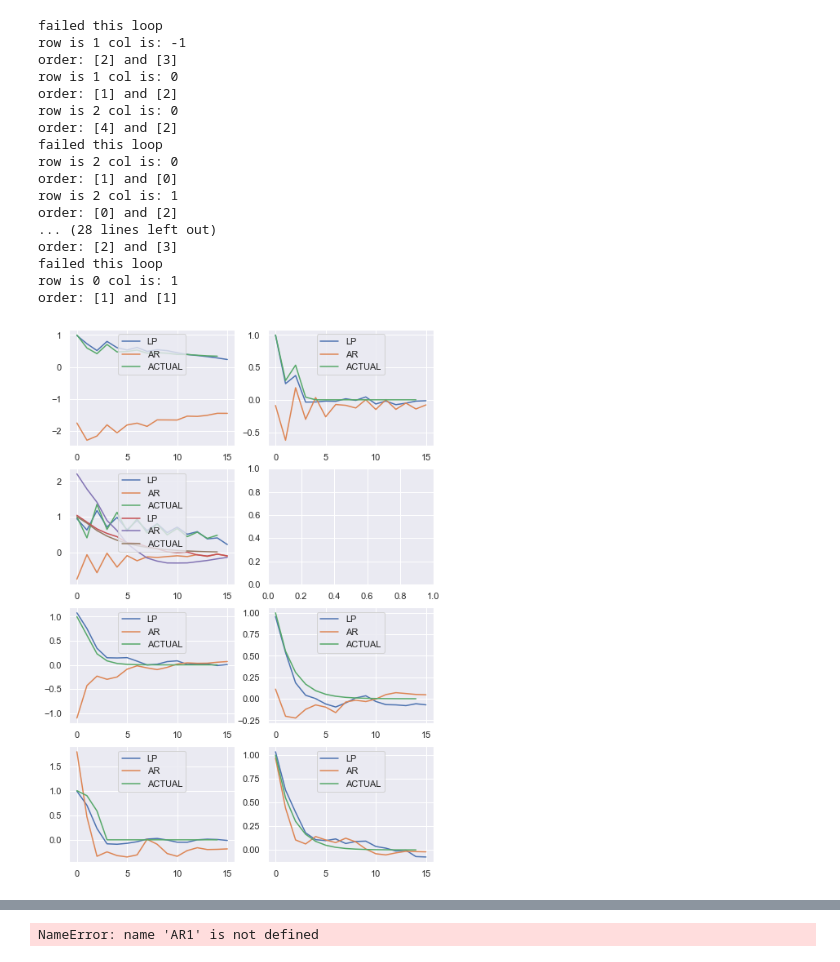
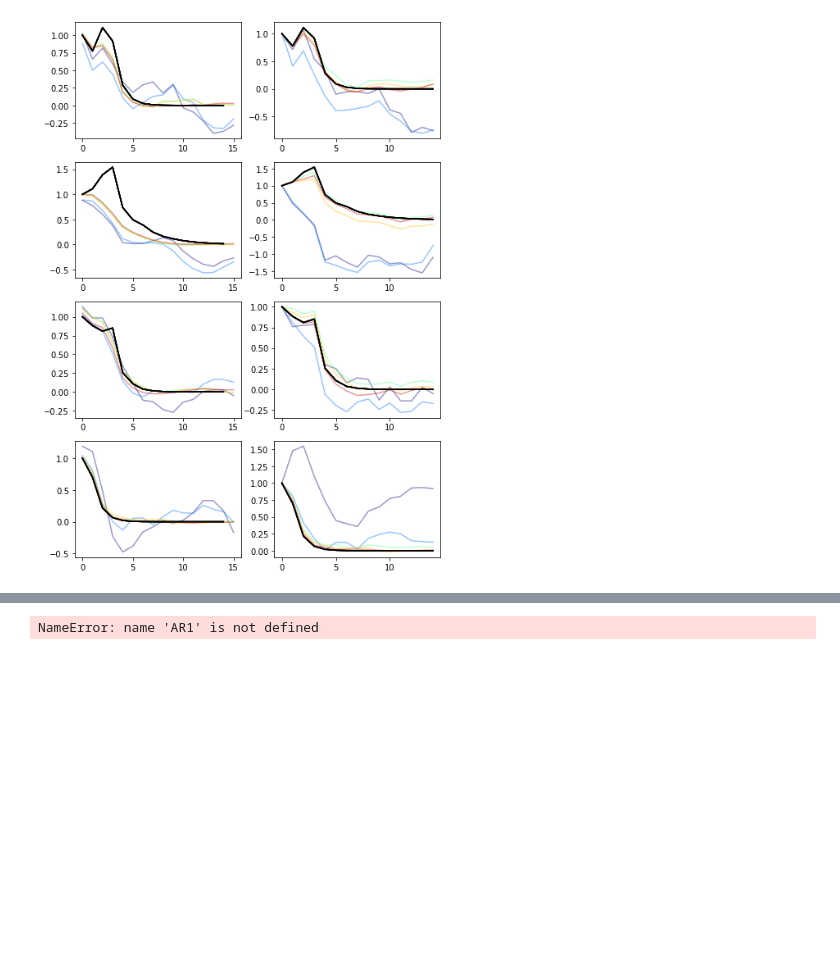
Before and after one commit to willcrossb/local_projection, a Jupyter notebook: code/simulatedDGP.ipynb, the cells around one changed output, grey strips where cells are left out. Saved outputs shown, nothing was run; the diff lists cells and outputs as text; code cells hidden in the pictures; blank space fills up the shorter version.

```diff
--- a/code/simulatedDGP.ipynb
+++ b/code/simulatedDGP.ipynb
@@ -71,7 +77,7 @@ import numpy as np
 
 from statsmodels.tsa.ar_model import *
 import seaborn as sns
-sns.set()
+#sns.set()
 fig, axs = plt.subplots(4,2)
 plt.rcParams['figure.figsize'] = [8, 12]
 # fig.rcParams["figure.autolayout"] = True
@@ -80,9 +86,8 @@ i = 0
 col_idx = -1
 row_idx = 1
 
-while i < 8:
+while i < 4:
     try:
-
 
         print(f"row is {row_idx} col is: {col_idx}")
         rng = np.random.default_rng()
@@ -103,27 +108,43 @@ while i < 8:
         #Need to find the structural shock
         residual = y - model.fittedvalues
 
-        ss = 500
 
-        armodel = AutoReg(y[0:ss],lags=10).fit()
-        ar_fcast = armodel.predict(ss,ss+15)
+        ss_vec = (50,100,1000,2000,10000)
+        color_idx =0
+        for ss in ss_vec:
 
-        irf = locproj(residual[0:ss],y[0:ss],0,15,99)
+            LP_color_vec = ('#FFA591','#FF9360','#FC9234','#FE9B16')
+            AR_color_vec = ('#85BDFE','#648CFC','#3B4BFB','#2A23F4')
+
+
+            armodel = AutoReg(y[0:ss],lags=10).fit()
+            print(armodel.params)
+            ar_fcast = np.zeros(15)
+            last_vals = np.zeros(10)
+            last_vals[0] = 1
+            ar_fcast[0] =1
+            for tstep in range(1,15):
+                resp = sum(armodel.params * [1, *last_vals])
+                ar_fcast[tstep] = resp
+                last_vals[1:10] = last_vals[0:9]
+                last_vals[0] = resp
+
+
+            #ar_fcast = armodel.predict(ss,ss+15)
+
+            irf = locproj(residual[0:ss],y[0:ss],0,15,99)
+
+            #Define plots here
+            axs[i,0].plot(irf.resp,label='LP',color = plt.cm.jet(60*color_idx),alpha = .4)
+            axs[i,1].plot(ar_fcast,label='AR',color = plt.cm.jet(60*color_idx),alpha = .4)
+            axs[i,0].plot(arma_process.impulse_response(15),color='black',label='ACTUAL')
+            axs[i,1].plot(arma_process.impulse_response(15),color='black',label='ACTUAL')
+            color_idx += 1
+
+
+        # axs[i,0].legend(loc='upper center')
+        # axs[i,1].legend(loc='upper center')
         i +=1
-        col_idx +=1
-
-        if i % 2 ==0:
-            row_idx +=1
-            col_idx =0
-
-        if row_idx == 4:
-            row_idx = 0
-
-        axs[row_idx,col_idx].plot(irf.resp,label='LP')
-        axs[row_idx,col_idx].plot(ar_fcast,label='AR')
-        axs[row_idx,col_idx].plot(arma_process.impulse_response(15),label='ACTUAL')
-        axs[row_idx,col_idx].legend(loc='upper center')
-
     except:
         print("failed this loop")
 # %% [output]
@@ -147,21 +168,4 @@ order: [4] and [4]
-failed this loop
-row is 1 col is: -1
-order: [2] and [3]
-row is 1 col is: 0
-order: [1] and [2]
-row is 2 col is: 0
-order: [4] and [2]
-failed this loop
-row is 2 col is: 0
-order: [1] and [0]
-row is 2 col is: 1
-order: [0] and [2]
-... (28 lines left out)
-order: [2] and [3]
-failed this loop
-row is 0 col is: 1
-order: [1] and [1]
-[figure, old version]
+[figure, new version]
 # %%
 import statsmodels.api as sm
 import numpy as np
```
Also changed, not shown: parts of 4 cells of this notebook.
